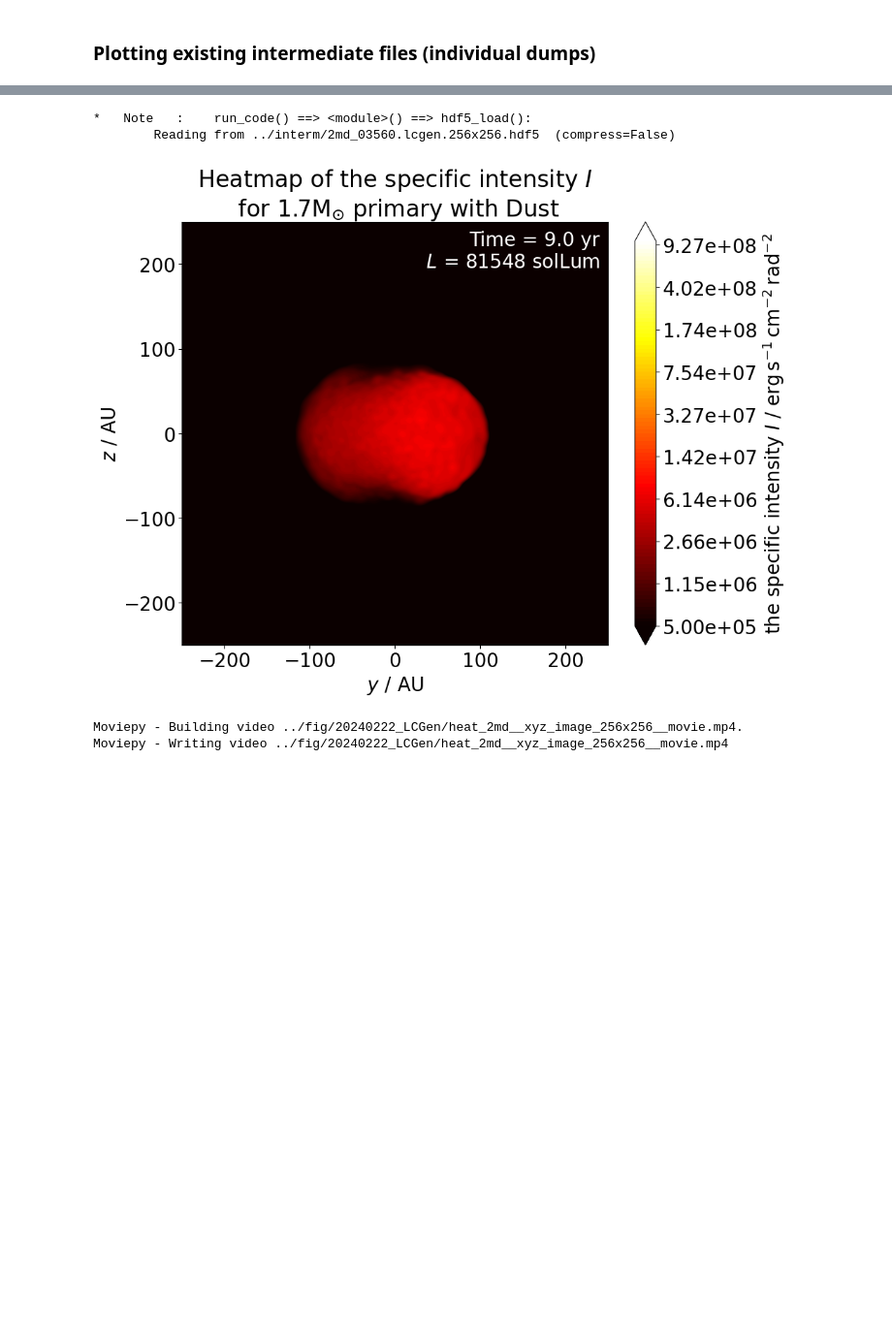
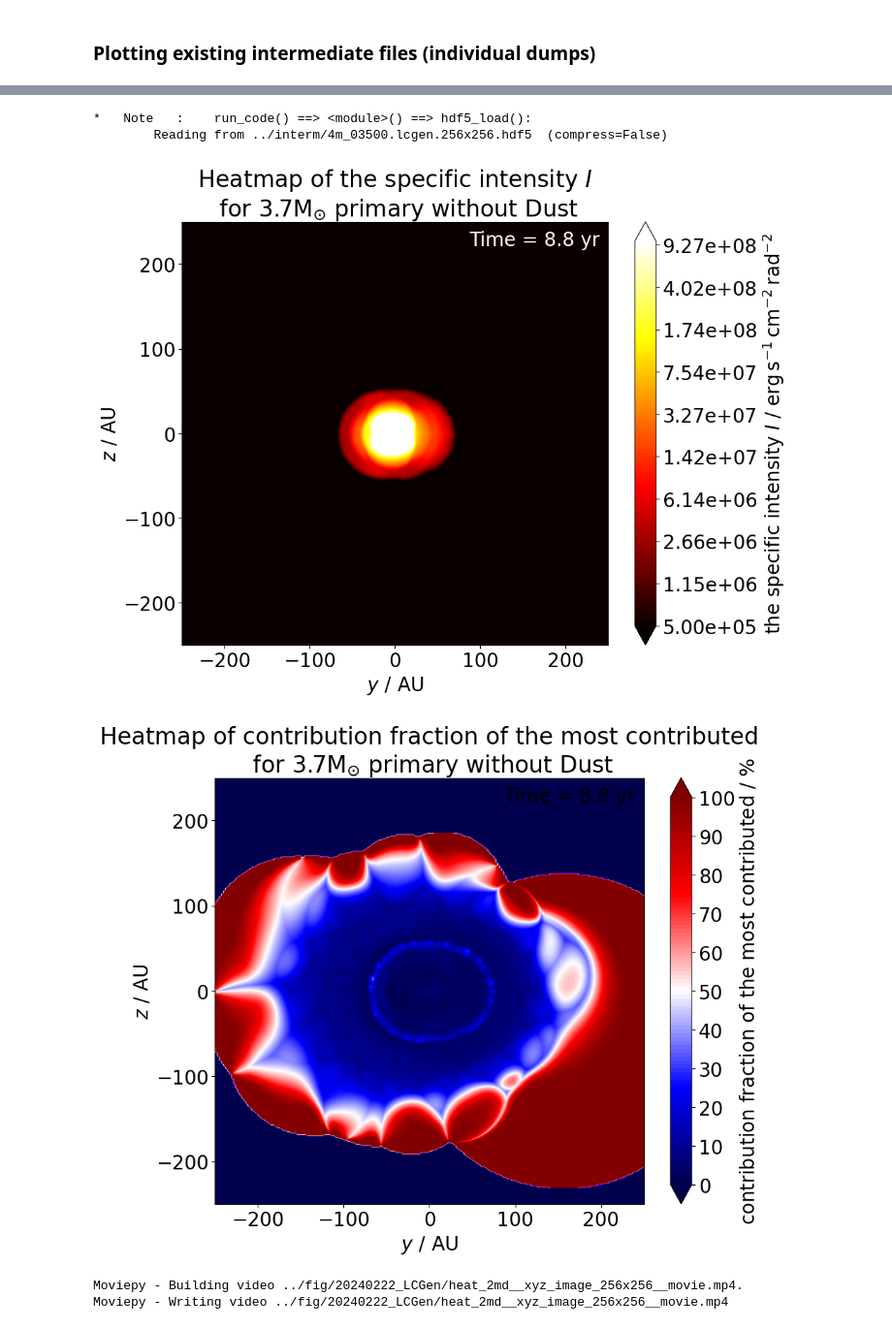
Before and after one commit to chunliangmu/RTinCEE-scripts-2024, a Jupyter notebook: script_LCGen_analysis.ipynb, the cells around one changed output, grey strips where cells are left out. Shown at 97% size. Saved outputs shown, nothing was run; the diff lists cells and outputs as text; code cells hidden in the pictures; blank space fills up the shorter version.

```diff
--- a/script_LCGen_analysis.ipynb
+++ b/script_LCGen_analysis.ipynb
@@ -406,9 +413,14 @@ plot_title_dict = {
     '4md': '$3.7 M_\\odot$',
 }
 # %%
+# patching
+
+# JOB_PROFILES_DICT['2md']['file_indexes'] = JOB_PROFILES_DICT['2md']['file_indexes'][JOB_PROFILES_DICT['2md']['file_indexes']<=17250]
+
 # additional_interm_files = []
 additional_interm_files = [
-    (f"{interm_dir}lcgen.256x256.2md.json", "256x256"),
+    (f"{interm_dir}lcgen.256x256.4md.json", "256x256", "4md"),
+    (f"{interm_dir}lcgen.256x256.2md.hdf5", "256x256", "2md"),
 ]
 # %%
 # read data ( existing intermediate files (summary))
@@ -440,0 +490,6 @@ Reading from '../interm/lcgen.256x256.2md.json'... Done.
+# %%
+job_nickname = '2md'
+file_index = 9600
+no_xy_txt = '256x256'
+data_full = mupl.hdf5_load(f"{interm_dir}{job_nickname}_{file_index:05d}.lcgen.{no_xy_txt}.hdf5")
+data_full
@@ -529,7 +680,8 @@ rays_res = 256
 no_xy = (rays_res, rays_res)
 no_xy_txt = 'x'.join([f'{i}' for i in no_xy])
 output_dir = f'../fig/20240222_LCGen/{no_xy_txt}/'
-unit_I = units.erg/units.cm**2/units.s/units.rad**2
+
+hollywood_mode: bool = True
 
 
 if __name__ == '__main__':
@@ -592,11 +744,10 @@ if __name__ == '__main__':
                     no_xy, rays_u, rads, data_label="the specific intensity $I$",
                     xyzs=xyzs, save_label=f"image",
                     job_profile=job_profile, file_index=file_index, cmap='hot', notes=data,
-                    norm=mpl.colors.LogNorm(1e4, 1e11, clip=False),
-                    #norm=mpl.colors.LogNorm(5e5, 1e9, clip=False),
+                    norm=mpl.colors.LogNorm(5e5, 1e9, clip=False) if hollywood_mode else mpl.colors.LogNorm(1e4, 1e11, clip=False),
                     cbar_num_fmt=lambda x, pos: f"{x:.2e}",
                     text_color='white',
-                    # xylim=xylim_u.to_value(rays_u.unit),
+                    xylim=xylim_u.to_value(rays_u.unit) if hollywood_mode else None,
                     output_dir=output_dir, out_exts=['png'], verbose=verbose_loop)
                 outfilenames_dict['rads' ][job_nickname][xyzs].append(outfilenames[-1])
                 figs.append(fig)
@@ -609,6 +760,7 @@ if __name__ == '__main__':
                     ticks=10,
                     norm=mpl.colors.Normalize(0., 100.),
                     text_color='white',
+                    xylim=xylim_u.to_value(rays_u.unit) if hollywood_mode else None,
                     output_dir=output_dir, out_exts=['png'], verbose=verbose_loop)
                 outfilenames_dict['contr'][job_nickname][xyzs].append(outfilenames[-1])
                 figs.append(fig)
@@ -641,7 +777,6 @@ rays_res = 256
 no_xy = (rays_res, rays_res)
 no_xy_txt = 'x'.join([f'{i}' for i in no_xy])
 output_dir = f'../fig/20240222_LCGen/{no_xy_txt}/'
-unit_I = units.erg/units.cm**2/units.s/units.rad**2
 
 
 if __name__ == '__main__':
@@ -663,7 +798,7 @@ if __name__ == '__main__':
         file_indexes= job_profile['file_indexes']
 
         #for file_index in file_indexes: #[0, 1200, 4800, 8000, 17600]: #
-        file_index = 3560
+        file_index = 3560 if job_nickname not in {'2m_2022', '4m'} else 3500
 
         plt.close('all')
         data_full = mupl.hdf5_load(f"{interm_dir}{job_nickname}_{file_index:05d}.lcgen.{no_xy_txt}.hdf5")
@@ -695,44 +830,46 @@ if __name__ == '__main__':
                 for fig in figs:
                     fig.clear()
                     plt.close(fig)
                     del fig
                 del figs
                 figs = []
 
                 cmap = plt.get_cmap('hot') #plt.get_cmap()
                 #cmap.set_over('white')
 
                 # xylim_u = 100*units.au if file_index<=3560 else 250*units.au
 
                 fig, _, outfilenames = plot_heat(
                     no_xy, rays_u, rads, data_label="the specific intensity $I$",
                     xyzs=xyzs, save_label=f"image-{ixylim:04d}",
                     job_profile=job_profile, file_index=file_index, cmap=cmap, notes=data,
                     #norm=mpl.colors.Normalize(0., I_range, clip=False),
                     norm=mpl.colors.LogNorm(5e5, 1e9, clip=False),
                     cbar_num_fmt=lambda x, pos: f"{x:.2e}",
                     facecolor=cmap.get_under(), text_color='white',
                     xylim=xylim_u.to_value(rays_u.unit),
                     output_dir=output_dir, out_exts=['png'], verbose=verbose_loop)
                 outfilenames_dict['rads' ][job_nickname][xyzs].append(outfilenames[-1])
                 figs.append(fig)
 
-                # fig, _, outfilenames = plot_heat(
-                #     no_xy, rays_u, data['contr'], data_label="contribution fraction of the most contributed",
-                #     xyzs=xyzs, save_label=f"contr",
-                #     job_profile=job_profile, file_index=file_index, cmap='seismic', notes=data,
-                #     ticks=10,
-                #     norm=mpl.colors.Normalize(0., 100.),
-                #     output_dir=output_dir, out_exts=['png'], verbose=verbose_loop)
-                # outfilenames_dict['contr'][job_nickname][xyzs].append(outfilenames[-1])
-                # figs.append(fig)
+                fig, _, outfilenames = plot_heat(
+                    no_xy, rays_u, data['contr'], data_label="contribution fraction of the most contributed",
+                    xyzs=xyzs, save_label=f"contr-{ixylim:04d}",
+                    job_profile=job_profile, file_index=file_index, cmap='seismic', notes=data,
+                    ticks=10,
+                    norm=mpl.colors.Normalize(0., 100.),
+                    xylim=xylim_u.to_value(rays_u.unit),
+                    output_dir=output_dir, out_exts=['png'], verbose=verbose_loop)
+                outfilenames_dict['contr'][job_nickname][xyzs].append(outfilenames[-1])
+                figs.append(fig)
                 del data, rays_u, rads, I_avg, I_range
         del data_full
         gc.collect()
 # %% [output]
 *   Note   :    run_code() ==> <module>() ==> hdf5_load():
-        Reading from ../interm/2md_03560.lcgen.256x256.hdf5  (compress=False)
+        Reading from ../interm/4m_03500.lcgen.256x256.hdf5  (compress=False)
-[figure, old version]
+[figure, new version]
+[figure, added]
 # %%
 # generating movies (2md) (with 2 different fps speed- fixed to 1/6 second per 100 dumps)
 if __name__ == '__main__':
```
Also changed, not shown: parts of 42 cells of this notebook, 7 other files.
